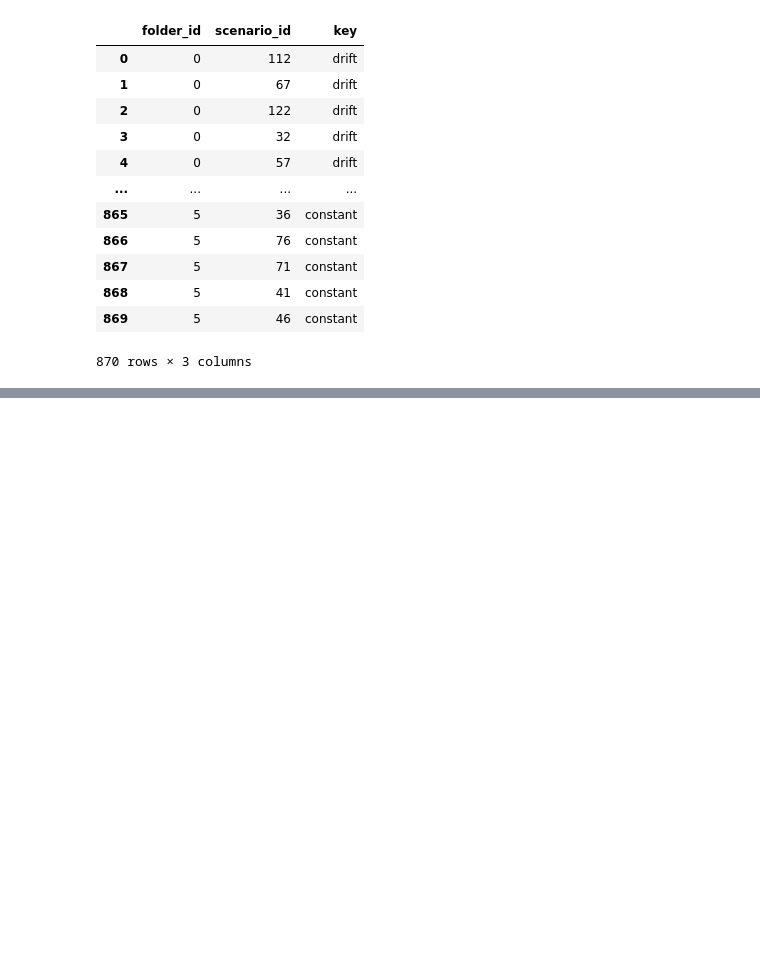
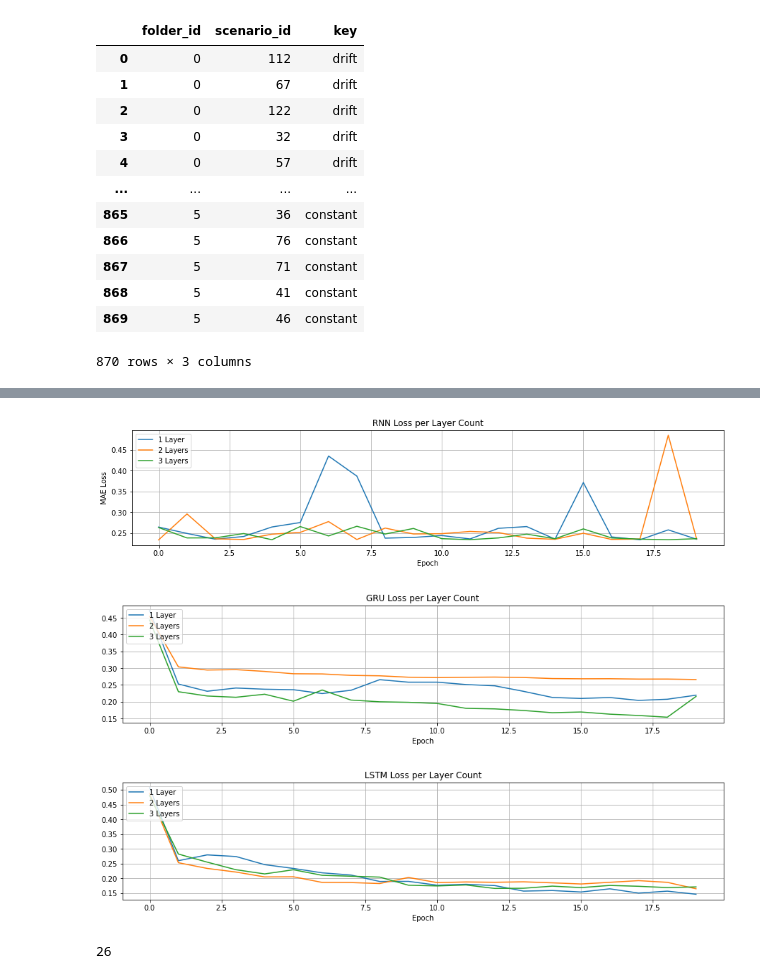
Before and after one commit to FlorianWi89/Bachelorarbeit, a Jupyter notebook: Result_inspection.ipynb, the cells around one changed output, grey strips where cells are left out. Saved outputs shown, nothing was run; the diff lists cells and outputs as text; code cells hidden in the pictures; blank space fills up the shorter version.

```diff
--- a/Result_inspection.ipynb
+++ b/Result_inspection.ipynb
@@ -177,0 +251,50 @@ df_stuck_zero detection_delay var: 0.0
+# %%
+with open("Architecture_resuts.json", "r") as file:
+        data = json.load(file)
+
+
+goal = 'Train'
+
+# Plot für RNN
+plt.figure(figsize=(15, 3))
+plt.plot(data['RNN'][f'{goal}_Loss(MAE)'][0], label='1 Layer')
+plt.plot(data['RNN'][f'{goal}_Loss(MAE)'][1], label='2 Layers')
+plt.plot(data['RNN'][f'{goal}_Loss(MAE)'][2], label='3 Layers')
+plt.grid(True)
+plt.xlabel('Epoch')
+plt.ylabel('MAE Loss')
+plt.title(f"RNN Loss per Layer Count")
+plt.legend(loc='upper left')
+plt.show()
+
+# Plot für GRU
+plt.figure(figsize=(15, 3))
+plt.plot(data['GRU'][f'{goal}_Loss(MAE)'][0], label='1 Layer')
+plt.plot(data['GRU'][f'{goal}_Loss(MAE)'][1], label='2 Layers')
+plt.plot(data['GRU'][f'{goal}_Loss(MAE)'][2], label='3 Layers')
+plt.grid(True)
+plt.xlabel('Epoch')
+plt.title(f"GRU Loss per Layer Count")
+plt.legend(loc='upper left')
+plt.show()
+
+# Plot für LSTM
+plt.figure(figsize=(15, 3))
+plt.plot(data['LSTM'][f'{goal}_Loss(MAE)'][0], label='1 Layer')
+plt.plot(data['LSTM'][f'{goal}_Loss(MAE)'][1], label='2 Layers')
+plt.plot(data['LSTM'][f'{goal}_Loss(MAE)'][2], label='3 Layers')
+plt.grid(True)
+plt.xlabel('Epoch')
+plt.title(f"LSTM Loss per Layer Count")
+plt.legend(loc='upper left')
+plt.show()
+# %% [output]
+[figure, added]
+[figure, added]
+[figure, added]
+# %%
+import numpy as np
+
+print(np.random.randint(0,31))
+# %% [output]
+26
```
Also changed, not shown: parts of 16 cells of this notebook, 15 other files.
